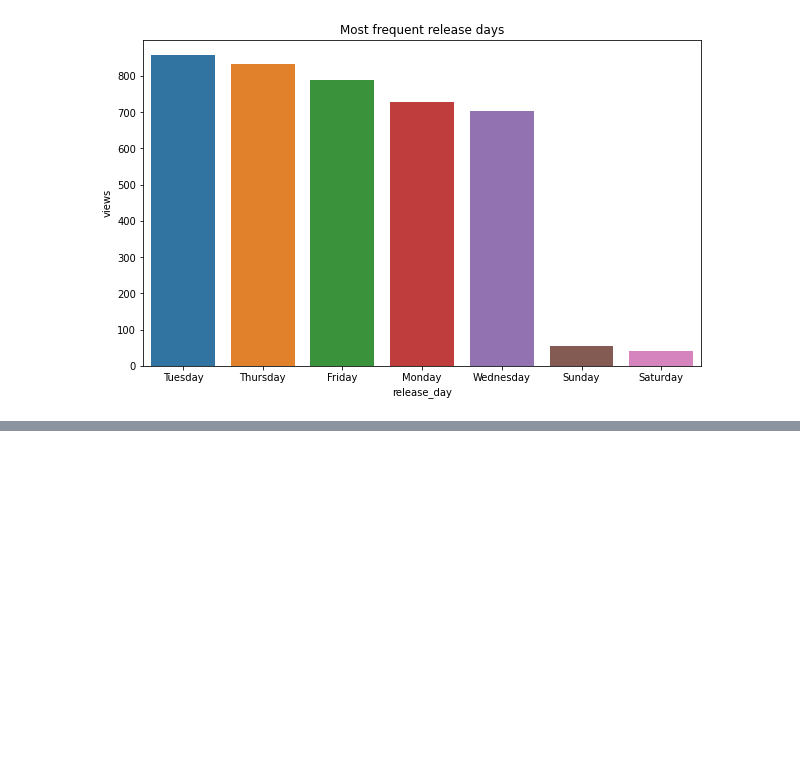
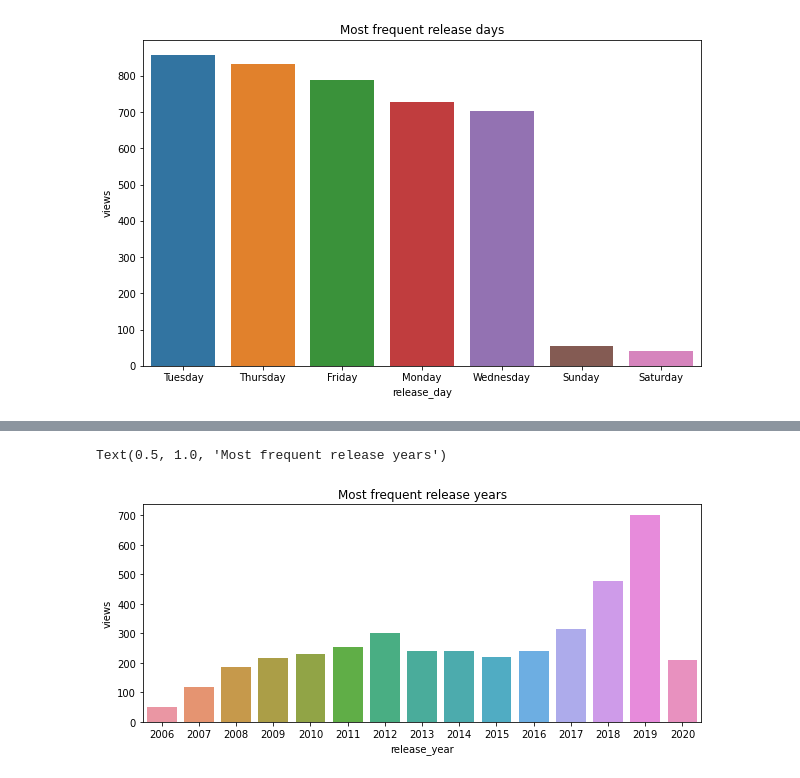
Before and after one commit to Pgupta1996/Ted_Talk_views_Prediction, a Jupyter notebook: Ted_Talk_views_Prediction.ipynb, the cells around one changed output, grey strips where cells are left out. Cells and saved outputs as stored; diff of their text form; code cells hidden in the pictures; blank space fills up the shorter version.

```diff
--- a/Ted_Talk_views_Prediction.ipynb
+++ b/Ted_Talk_views_Prediction.ipynb
@@ -491,0 +545,13 @@ Text(0.5, 1.0, 'Most frequent release days')
+# %%
+#checking years having maximum release
+freq_rel_year=dataset[['release_year','views']].groupby('release_year').agg({'views' : 'count'})
+freq_rel_year=freq_rel_year.sort_values('views',ascending=False)
+freq_rel_year.reset_index(inplace=True)
+# %%
+#Plotting the years having maximum release
+plt.figure(figsize=(10,4))
+sns.barplot(x='release_year',y='views',data=freq_rel_year)
+plt.title('Most frequent release years')
+# %% [output]
+Text(0.5, 1.0, 'Most frequent release years')
+[figure, added]
```
Also changed, not shown: parts of 16 cells of this notebook.
